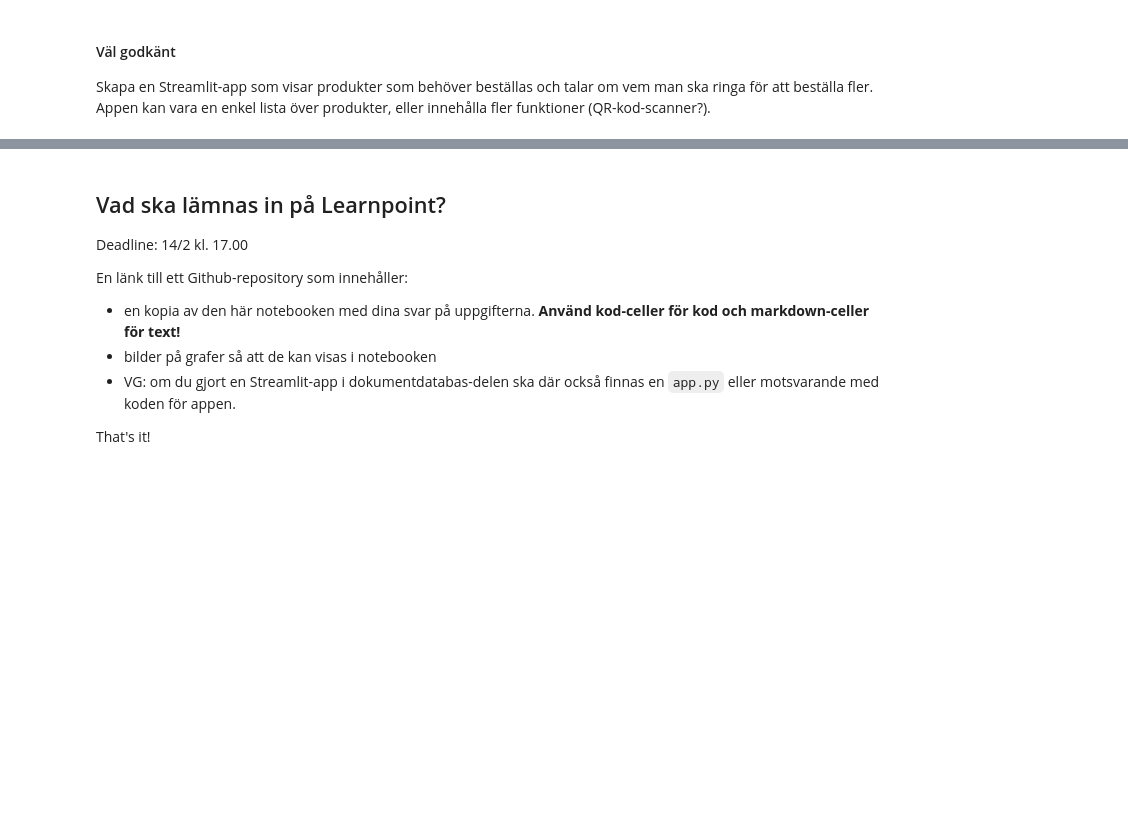
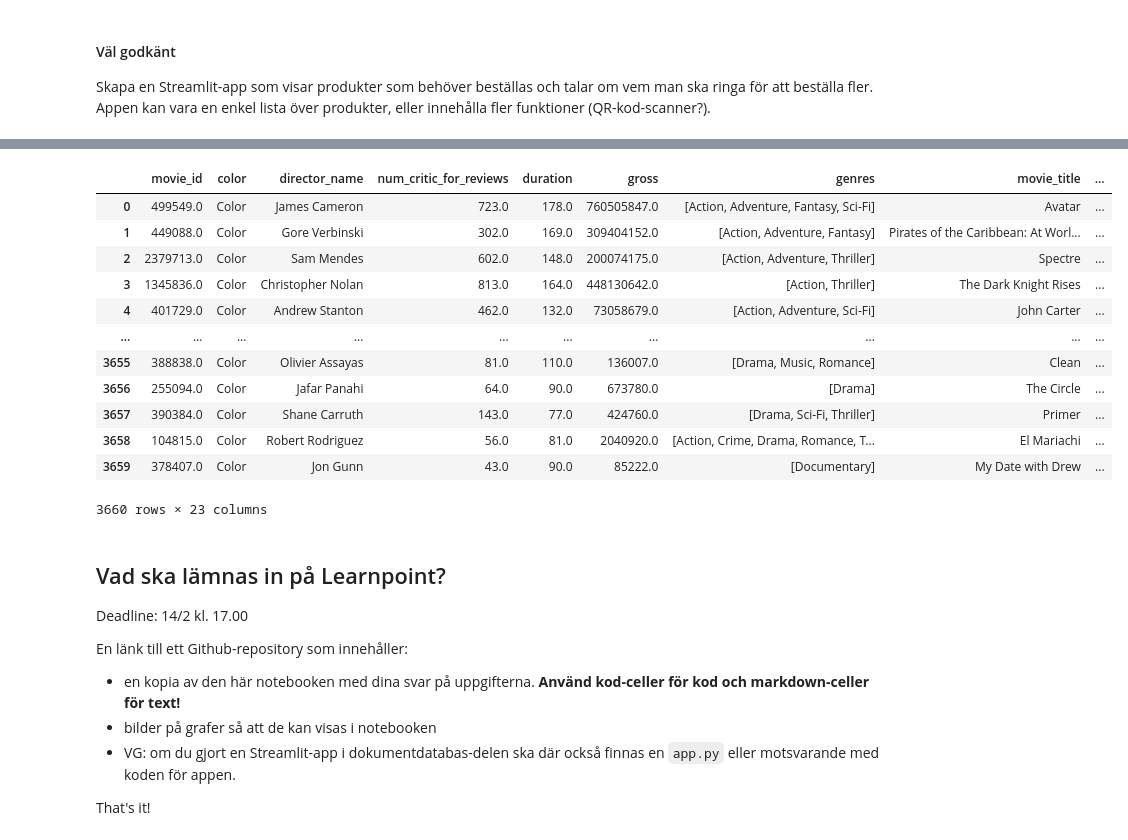
Before and after one commit to DaDrummerthe1st/DATA24HEL_DBT25_uppgift_1, a Jupyter notebook: kunskapskontroll_1.ipynb, the cells around one changed output, grey strips where cells are left out. Saved outputs shown, nothing was run; the diff lists cells and outputs as text; code cells hidden in the pictures; blank space fills up the shorter version.

```diff
--- a/kunskapskontroll_1.ipynb
+++ b/kunskapskontroll_1.ipynb
@@ -187,0 +428,6 @@ Skapa en Streamlit-app som visar produkter som behöver beställas och talar om
+# %%
+# clean out na:s
+df_movies_no_na = df_movies.dropna(axis=0)
+len(df_movies_no_na.index) # 3660 rows
+
+df_movies_no_na.head()
@@ -187,0 +466,5 @@ Skapa en Streamlit-app som visar produkter som behöver beställas och talar om
+# %%
+import numpy as np
+
+#! gör detta för alla tre
+df_movies_no_na.loc['facenumber_in_poster'] = df_movies_no_na['facenumber_in_poster'].astype(np.int8)
@@ -187,0 +504,17 @@ Skapa en Streamlit-app som visar produkter som behöver beställas och talar om
+# %%
+# Create Directors CSV
+directors = pd.DataFrame(df_movies_no_na['director_name'].unique(), columns=["director_name"])
+
+# add an index
+#directors.index = pd.Index(pd.util.hash_pandas_object(directors))
+directors["director_id"] = directors.index + 1
+
+# since theres still a NaN left
+display(directors[directors["director_name"].isna()])
+directors.dropna(inplace=True)
+
+directors.to_csv('csv_neo4j/directors.csv') #TODO index-headline not written in csv
+
+print(len(directors))
+display(directors)
+#! 2171 från Max R, DE droppade kolumner först, sedan dropna
@@ -187,0 +555,18 @@ Skapa en Streamlit-app som visar produkter som behöver beställas och talar om
+# %%
+#?
+df_movies_no_na = pd.merge(df_movies_no_na, directors, on="director_name")
+display(df_movies_no_na)
+# %% [output]
+|  | movie_id | color | director_name | num_critic_for_reviews | duration | gross | genres | movie_title | ... |
+| 0 | 499549.0 | Color | James Cameron | 723.0 | 178.0 | 760505847.0 | [Action, Adventure, Fantasy, Sci-Fi] | Avatar | ... |
+| 1 | 449088.0 | Color | Gore Verbinski | 302.0 | 169.0 | 309404152.0 | [Action, Adventure, Fantasy] | Pirates of the Caribbean: At Worl... | ... |
+| 2 | 2379713.0 | Color | Sam Mendes | 602.0 | 148.0 | 200074175.0 | [Action, Adventure, Thriller] | Spectre | ... |
+| 3 | 1345836.0 | Color | Christopher Nolan | 813.0 | 164.0 | 448130642.0 | [Action, Thriller] | The Dark Knight Rises | ... |
+| 4 | 401729.0 | Color | Andrew Stanton | 462.0 | 132.0 | 73058679.0 | [Action, Adventure, Sci-Fi] | John Carter | ... |
+| ... | ... | ... | ... | ... | ... | ... | ... | ... | ... |
+| 3655 | 388838.0 | Color | Olivier Assayas | 81.0 | 110.0 | 136007.0 | [Drama, Music, Romance] | Clean | ... |
+| 3656 | 255094.0 | Color | Jafar Panahi | 64.0 | 90.0 | 673780.0 | [Drama] | The Circle | ... |
+| 3657 | 390384.0 | Color | Shane Carruth | 143.0 | 77.0 | 424760.0 | [Drama, Sci-Fi, Thriller] | Primer | ... |
+| 3658 | 104815.0 | Color | Robert Rodriguez | 56.0 | 81.0 | 2040920.0 | [Action, Crime, Drama, Romance, T... | El Mariachi | ... |
+| 3659 | 378407.0 | Color | Jon Gunn | 43.0 | 90.0 | 85222.0 | [Documentary] | My Date with Drew | ... |
+3660 rows × 23 columns
```
Also changed, not shown: parts of 41 cells of this notebook, 6 other files.
